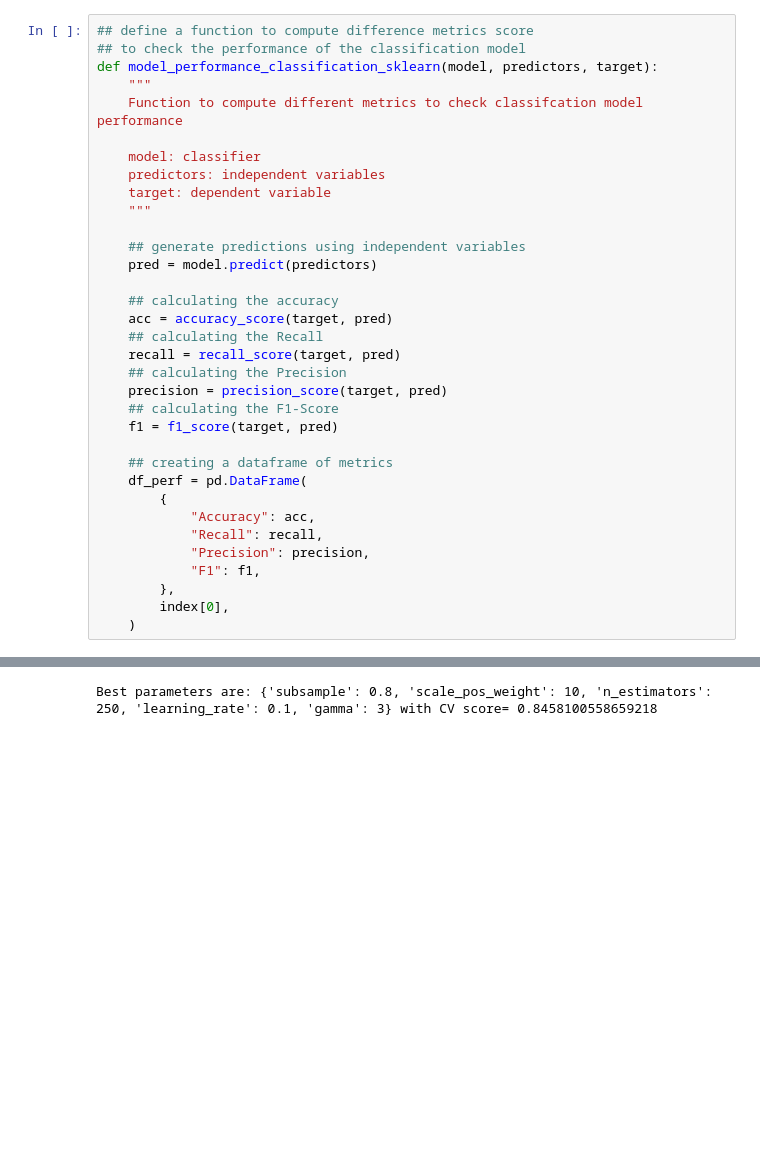
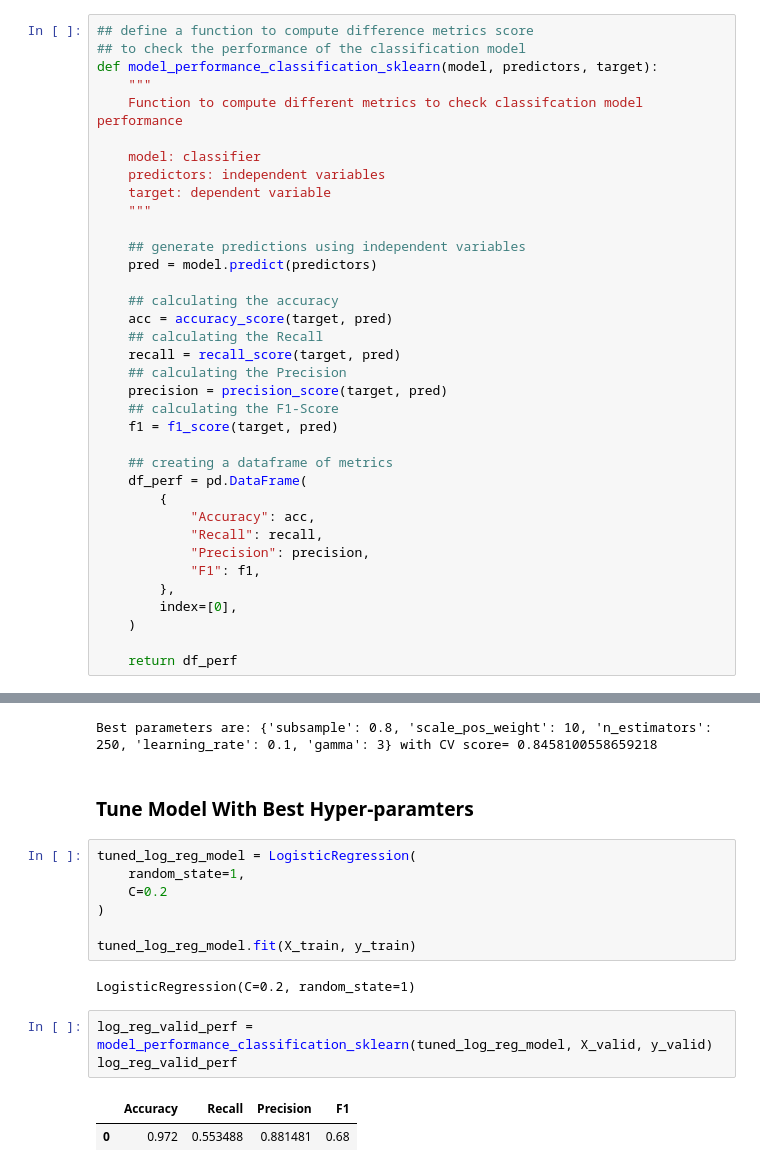
Before and after one commit to moro23/ml_generator_failure_detection, a Jupyter notebook: notebook/notebook.ipynb, the cells around one changed output, grey strips where cells are left out. Saved outputs shown, nothing was run; the diff lists cells and outputs as text; blank space fills up the shorter version.

```diff
--- a/notebook/notebook.ipynb
+++ b/notebook/notebook.ipynb
@@ -426,8 +426,10 @@ def model_performance_classification_sklearn(model, predictors, target):
             "Precision": precision,
             "F1": f1,
         },
-        index[0],
+        index=[0],
     )
+
+    return df_perf
 # %%
 def confusion_matrix(model, predictors, target):
     """
@@ -732,3 +734,20 @@ randomized_cv.fit(X_train, y_train)
 print(f'Best parameters are: {randomized_cv.best_params_} with CV score= {randomized_cv.best_score_}')
 # %% [output]
 Best parameters are: {'subsample': 0.8, 'scale_pos_weight': 10, 'n_estimators': 250, 'learning_rate': 0.1, 'gamma': 3} with CV score= 0.8458100558659218
+# %% [markdown]
+### Tune Model With Best Hyper-paramters
+# %%
+tuned_log_reg_model = LogisticRegression(
+    random_state=1,
+    C=0.2
+)
+
+tuned_log_reg_model.fit(X_train, y_train)
+# %% [output]
+LogisticRegression(C=0.2, random_state=1)
+# %%
+log_reg_valid_perf = model_performance_classification_sklearn(tuned_log_reg_model, X_valid, y_valid)
+log_reg_valid_perf
+# %% [output]
+|  | Accuracy | Recall | Precision | F1 |
+| 0 | 0.972 | 0.553488 | 0.881481 | 0.68 |
```
Also changed, not shown: parts of 13 cells of this notebook.
